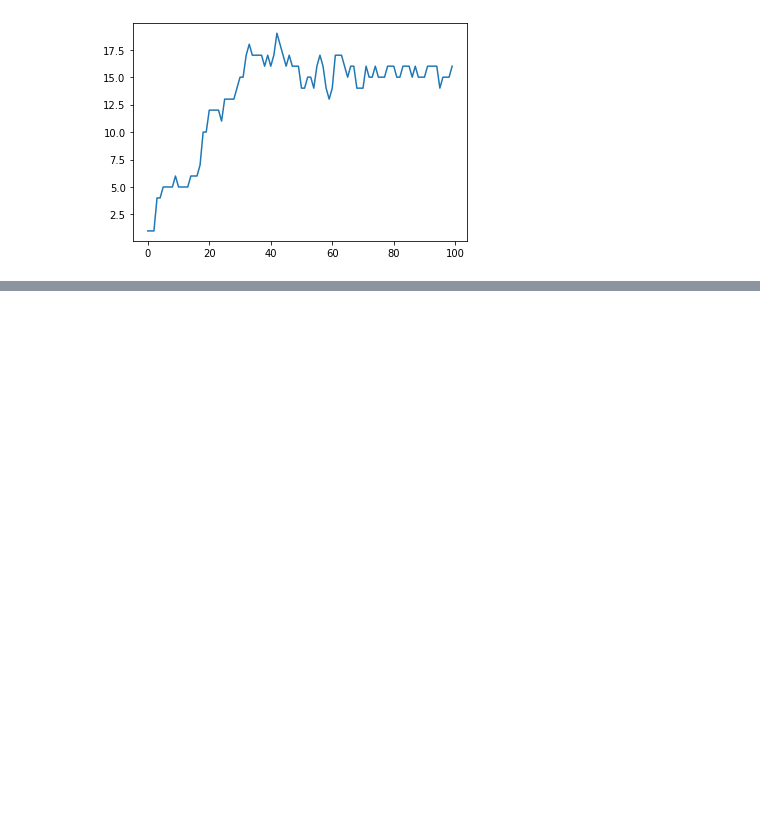
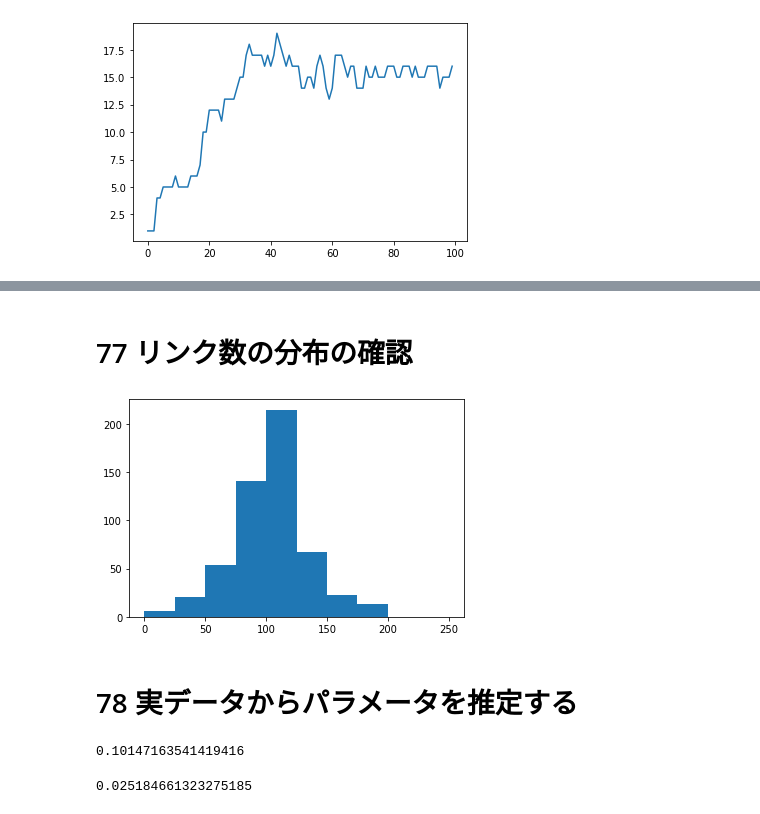
Before and after one commit to letitride/PandasDataAnalyze, a Jupyter notebook: chapter08/ch08.ipynb, the cells around one changed output, grey strips where cells are left out. Drawn from its saved outputs; the diff is of its cells as text; code cells hidden in the pictures; blank space fills up the shorter version.

```diff
--- a/chapter08/ch08.ipynb
+++ b/chapter08/ch08.ipynb
@@ -141,0 +195,3 @@ plt.show()
+# %%
+df_mem_links = pd.read_csv("links_members.csv")
+df_mem_info = pd.read_csv("info_members.csv")
@@ -141,0 +218,14 @@ plt.show()
+# %% [markdown]
+# 77 リンク数の分布の確認
+# %%
+NUM = len(df_mem_links.index)
+array_linkNum = np.zeros(NUM)
+for i in range(NUM):
+    array_linkNum[i] = sum(df_mem_links["Node"+str(i)])
+# %%
+plt.hist(array_linkNum, bins=10, range=(0,250))
+plt.show()
+# %% [output]
+[figure, added]
+# %% [markdown]
+# 78 実データからパラメータを推定する
@@ -141,0 +264,8 @@ plt.show()
+# %%
+estimated_percent_disapparence
+# %% [output]
+0.10147163541419416
+# %%
+estimated_percent_percolation
+# %% [output]
+0.025184661323275185
```
Also changed, not shown: parts of 8 cells of this notebook.
